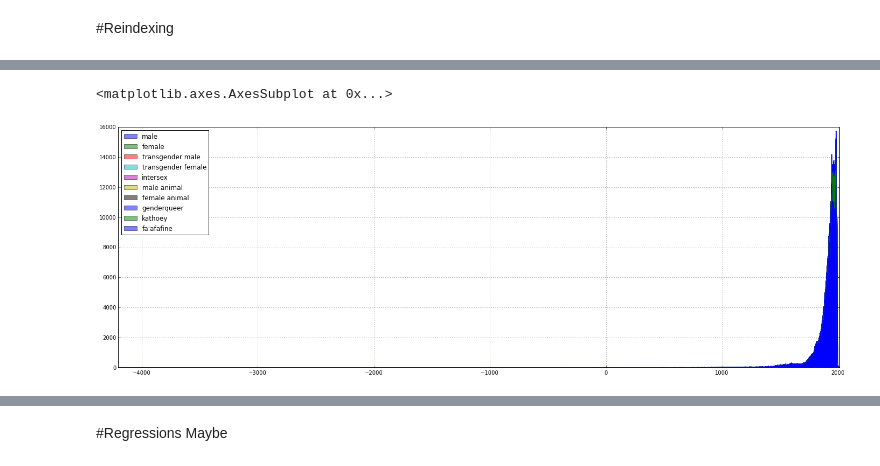
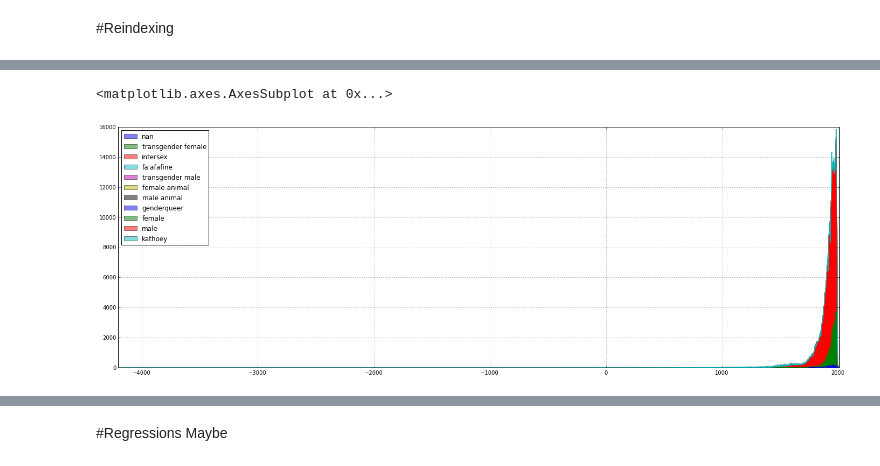
Before and after one commit to notconfusing/WIGI, a Jupyter notebook: gender-index-processing.ipynb, the cells around one changed output, grey strips where cells are left out. Drawn from its saved outputs; the diff is of its cells as text; code cells hidden in the pictures.

```diff
--- a/gender-index-processing.ipynb
+++ b/gender-index-processing.ipynb
@@ -38,7 +22,7 @@ def split_column(q_str):
 
 for column in ['gender', 'ethnic_group', 'citizenship', 'place_of_birth', 'site_links']:
     column_plural = column+'s'
-    df[column_plural] = df[column].apply(split_column)
+    wikidata_df[column_plural] = wikidata_df[column].apply(split_column)
 
     '''
     df['genders'] = df['gender'].apply(split_gender)
@@ -76,2 +30,0 @@ len(df[ ( df['dob'] != java_min_int ) | (df['dod'] != java_min_int) ]) / float(l
-# %%
-df['len_genders'] = df['genders'].apply(lambda x: len(x) if x is not None else 0)
@@ -208,2 +79,37 @@ yg = pandas.DataFrame.from_dict(year_genders, orient='index')
+# %%
+from collections import defaultdict
+import time
+
+def int_dict_factory():
+    return defaultdict(int)
+
+def nan_test(v):
+    try:
+        if math.isnan(v):
+            return True
+    except TypeError:
+            return False
+#abstracted: we want year-gender, but also
+#gender-ethnicity -citizenship -place of birth, site-links
+
+params = ['dob','dod','genders','ethnic_groups','citizenships','place_of_births','site_linkss']
+gender_param = {param:defaultdict(int_dict_factory) for param in params}
+
+for index, row in wikidata_df.iterrows():
+    row_data = {s:row[s] for s in params}
+    for param in params:
+        gender_dict = gender_param[param]
+        vrs = row_data[param]
+        genders = row_data['genders']
+        if not nan_test(vrs):
+            if not nan_test(genders):
+                for gender in genders:
+                        if type(vrs) is list:
+                            for var in vrs:
+                                gender_dict[gender][var] += 1
+                        else:
+                                gender_dict[gender][vrs] += 1
+# %%
+gender_dfs = {param: pandas.DataFrame.from_dict(gender_param[param], orient='columns') for param in params}
 # %%
 import pywikibot
@@ -234,5 +168,5 @@ yg.head()
 # %%
-yg.plot(kind='area',stacked=True, figsize=(24,8))
+gender_dfs['dob'].plot(kind='area',stacked=True, figsize=(24,8))
 # %% [output]
 <matplotlib.axes.AxesSubplot at 0x...>
-[figure, old version]
+[figure, new version]
```
Also changed, not shown: parts of 33 cells of this notebook, 8 other files.
